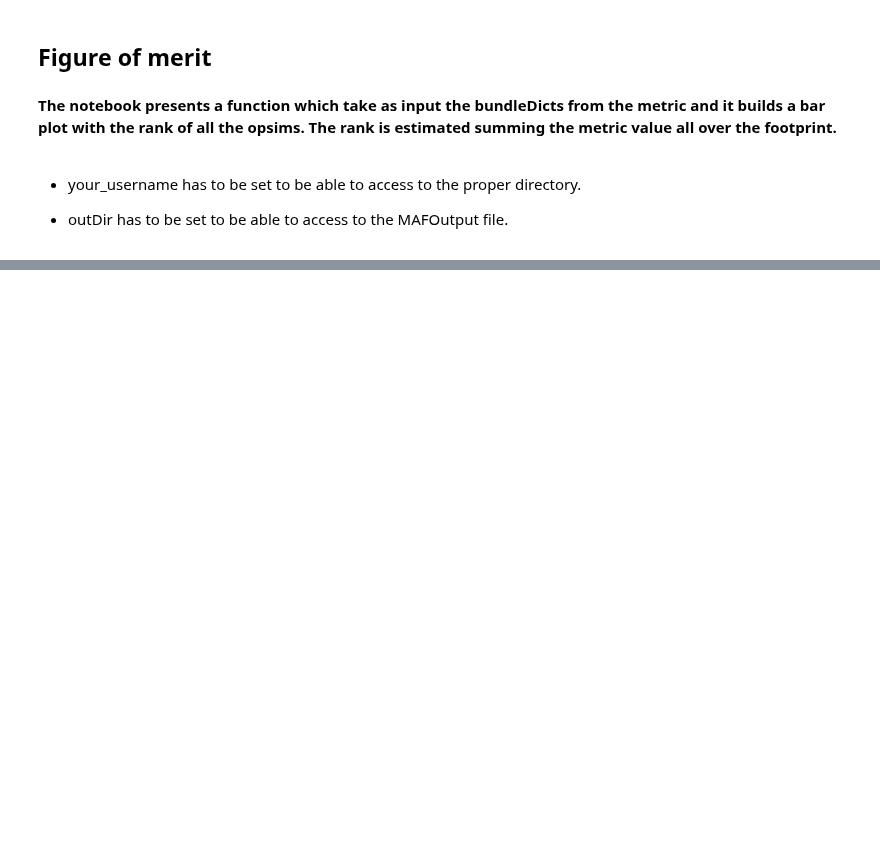
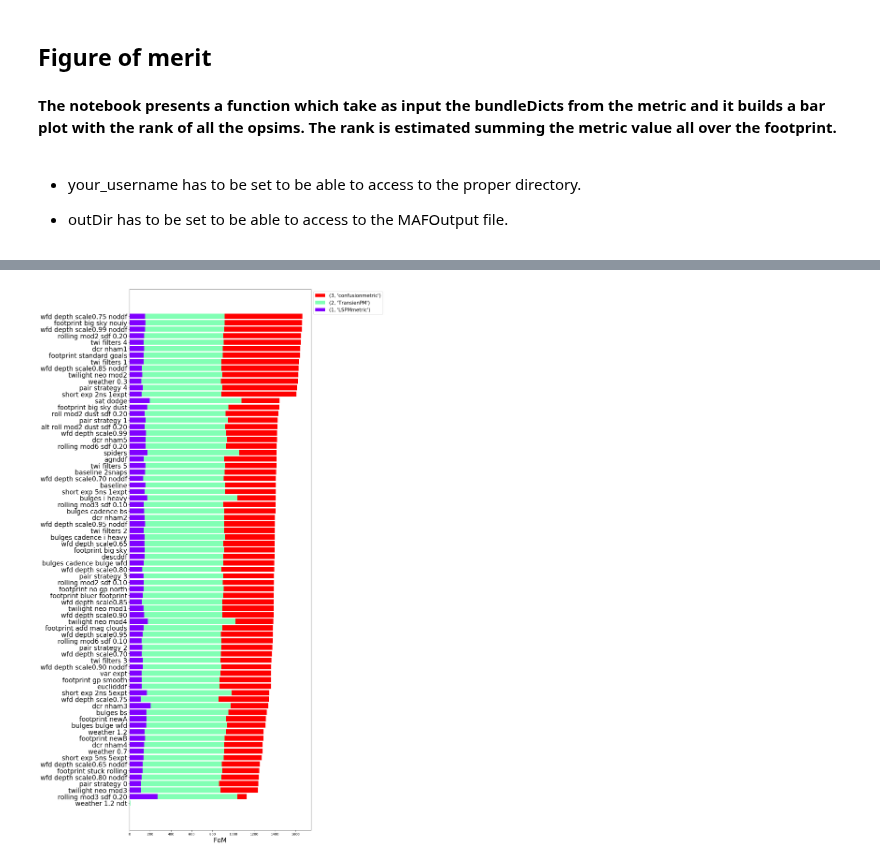
Before and after one commit to fedhere/LSSTunknowns, a Jupyter notebook: code/metricTo FOM.ipynb, the cells around one changed output, grey strips where cells are left out. Cells and saved outputs as stored; diff of their text form; code cells hidden in the pictures; blank space fills up the shorter version.

```diff
--- a/code/metricTo FOM.ipynb
+++ b/code/metricTo FOM.ipynb
@@ -23,11 +23,11 @@ from builtins import zip
 
 - outDir has to be set to be able to access to the MAFOutput file.
 # %%
-your_username = ''
+your_username = 'fragosta'
 if your_username == '': # do NOT put your username here, put it in the cell at the top of the notebook.
     raise Exception('Please provide your username!  See the top of the notebook.')
 
-outDir = '/home/idies/workspace/Storage/{}/persistent/MAFOutput/MetricData'.format(your_username)
+outDir = '/home/idies/workspace/Storage/{}/persistent/MAFOutput/MetricData/PM'.format(your_username)
 
 resultDbs = getResultsDbs(outDir)
 
@@ -41,5 +65,5 @@ nomalization factors and/or tresholds for the FOM and MAF values can be set in t
 # %%
-def FOM(bundleDicts, norm=None, treshold_min =None, treshold_max =None, **karg):
+def FOM(bundleDicts, norm=None, treshold_min =None, treshold_max =None, filename=None, **karg):
     data_bundle = {}
     data = {}
     FOMs = []
@@ -55,7 +79,7 @@ def FOM(bundleDicts, norm=None, treshold_min =None, treshold_max =None, **karg):
             for i in range(len(data_bundle[metric][runName])):
                 if data_bundle[metric][runName][i]:
                     data[metric][runName].append(data_bundle[metric][runName][i])
-            data[metric][runName]=np.array(data[metric][runName][np.where(np.isfinite(data[metric][runName]))])
+            data[metric][runName]=np.array(data[metric][runName])[np.where(np.isfinite(data[metric][runName]))]
             if treshold_min !=None and treshold_max !=None :
                 ID_fom=np.where((data[metric][runName]>treshold_min) & (data[metric][runName]<treshold_max))
             else:
@@ -66,9 +90,11 @@ def FOM(bundleDicts, norm=None, treshold_min =None, treshold_max =None, **karg):
                 else:
                     ID_fom=np.repeat(True, len(data[metric][runName]))
             if norm =='std':
-                N= np.std(data[metric][runName][ID_fom])
+                N= max(data[metric][runName][ID_fom])**(-1)
+            elif norm==None:
+                N=np.repeat(1,len(data[metric][runName][ID_fom]))
             else:
-                N=np.repeat(1,len(data[metric][runName][ID_fom]))
+                N=norm[metric][runName][ID_fom]
             fom = np.array(data[metric][runName][ID_fom])*N
             FOM.append(fom.sum())
         FOM=np.array(FOM)
@@ -102,13 +128,12 @@ def FOM(bundleDicts, norm=None, treshold_min =None, treshold_max =None, **karg):
     dplt=[]
     FOM_labels= list(bundleDicts[runNames[0]].keys())
     for i, FOM in enumerate(FOMs):
-        d =+ FOM
+        d = d+ FOM
         dplt.append(d)
-    print(dplt)
-    idx=np.argsort(dplt[-1])
+    idx=np.argsort(d)
     idx=idx[::-1]
     for i in reversed(range(len(FOMs))):
-        ax.barh(y_pos,dplt[i], align='center',color=colorlist[i],label=FOM_labels[i], **karg)
+        ax.barh(y_pos,dplt[i][idx], align='center',color=colorlist[i],label=FOM_labels[i], **karg)
     ax.set_yticks(y_pos)
     ax.set_yticklabels(name_tick, size=20)
     ax.invert_yaxis()  # labels read top-to-bottom
@@ -118,3 +143,7 @@ def FOM(bundleDicts, norm=None, treshold_min =None, treshold_max =None, **karg):
         plt.savefig(filename+'.png')
     plt.close()
     return fig
+# %%
+FOM(bundleDicts)
+# %% [output]
+[figure, added]
```
Also changed, not shown: parts of 3 cells of this notebook.
